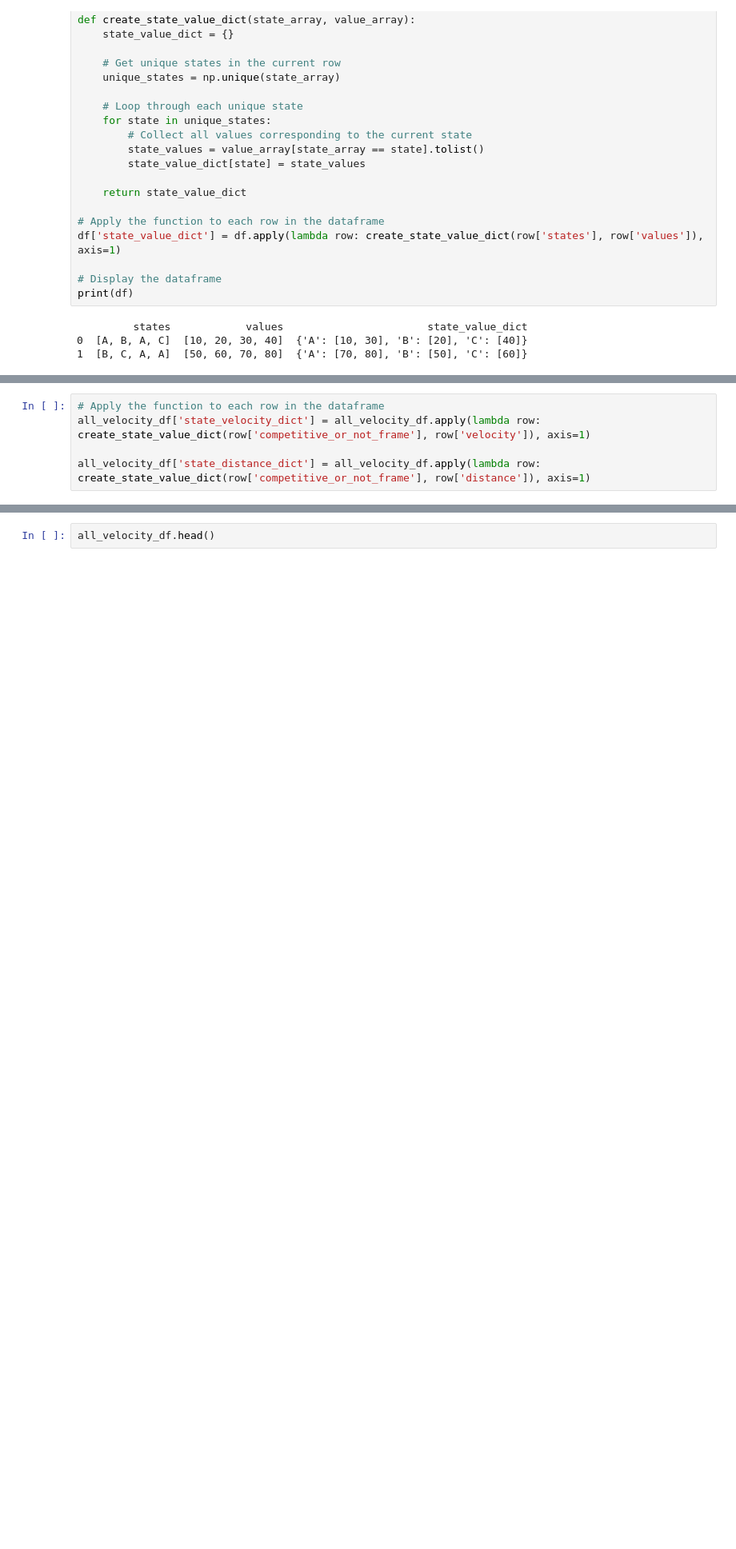
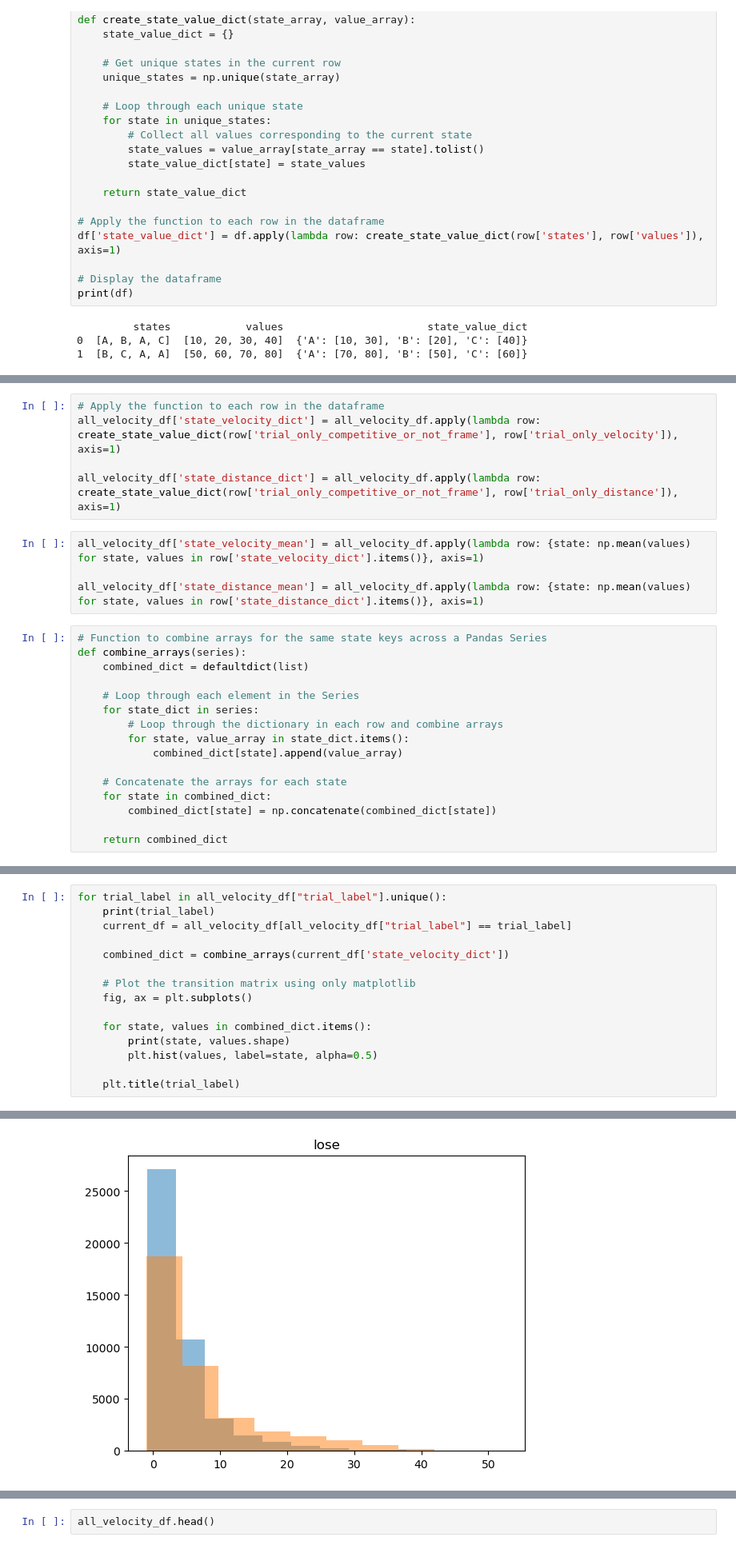
Before and after one commit to padillacoreanolab/reward_comp_ext, a Jupyter notebook: results/2024_09_02_behavioral_reward_comp/01_competitive_trials_analysis.ipynb, the cells around one changed output, grey strips where cells are left out. Shown at 80% size. Saved outputs shown, nothing was run; the diff lists cells and outputs as text; blank space fills up the shorter version.

Commit message:
nb: histogram

```diff
--- a/results/2024_09_02_behavioral_reward_comp/01_competitive_trials_analysis.ipynb
+++ b/results/2024_09_02_behavioral_reward_comp/01_competitive_trials_analysis.ipynb
@@ -1590,5 +1597,25 @@ print(df)
 # %%
 # Apply the function to each row in the dataframe
-all_velocity_df['state_velocity_dict'] = all_velocity_df.apply(lambda row: create_state_value_dict(row['competitive_or_not_frame'], row['velocity']), axis=1)
+all_velocity_df['state_velocity_dict'] = all_velocity_df.apply(lambda row: create_state_value_dict(row['trial_only_competitive_or_not_frame'], row['trial_only_velocity']), axis=1)
 
-all_velocity_df['state_distance_dict'] = all_velocity_df.apply(lambda row: create_state_value_dict(row['competitive_or_not_frame'], row['distance']), axis=1)
+all_velocity_df['state_distance_dict'] = all_velocity_df.apply(lambda row: create_state_value_dict(row['trial_only_competitive_or_not_frame'], row['trial_only_distance']), axis=1)
+# %%
+all_velocity_df['state_velocity_mean'] = all_velocity_df.apply(lambda row: {state: np.mean(values) for state, values in row['state_velocity_dict'].items()}, axis=1)
+
+all_velocity_df['state_distance_mean'] = all_velocity_df.apply(lambda row: {state: np.mean(values) for state, values in row['state_distance_dict'].items()}, axis=1)
+# %%
+# Function to combine arrays for the same state keys across a Pandas Series
+def combine_arrays(series):
+    combined_dict = defaultdict(list)
+
+    # Loop through each element in the Series
+    for state_dict in series:
+        # Loop through the dictionary in each row and combine arrays
+        for state, value_array in state_dict.items():
+            combined_dict[state].append(value_array)
+
+    # Concatenate the arrays for each state
+    for state in combined_dict:
+        combined_dict[state] = np.concatenate(combined_dict[state])
+
+    return combined_dict
@@ -1594,0 +1631,16 @@ all_velocity_df['state_distance_dict'] = all_velocity_df.apply(lambda row: creat
+# %%
+for trial_label in all_velocity_df["trial_label"].unique():
+    print(trial_label)
+    current_df = all_velocity_df[all_velocity_df["trial_label"] == trial_label]
+
+    combined_dict = combine_arrays(current_df['state_velocity_dict'])
+
+    # Plot the transition matrix using only matplotlib
+    fig, ax = plt.subplots()
+
+    for state, values in combined_dict.items():
+        print(state, values.shape)
+        plt.hist(values, label=state, alpha=0.5)
+
+    plt.title(trial_label)
+# %% [output]
@@ -1594,0 +1653 @@ all_velocity_df['state_distance_dict'] = all_velocity_df.apply(lambda row: creat
+[figure, added]
```
Also changed, not shown: parts of 6 cells of this notebook.
